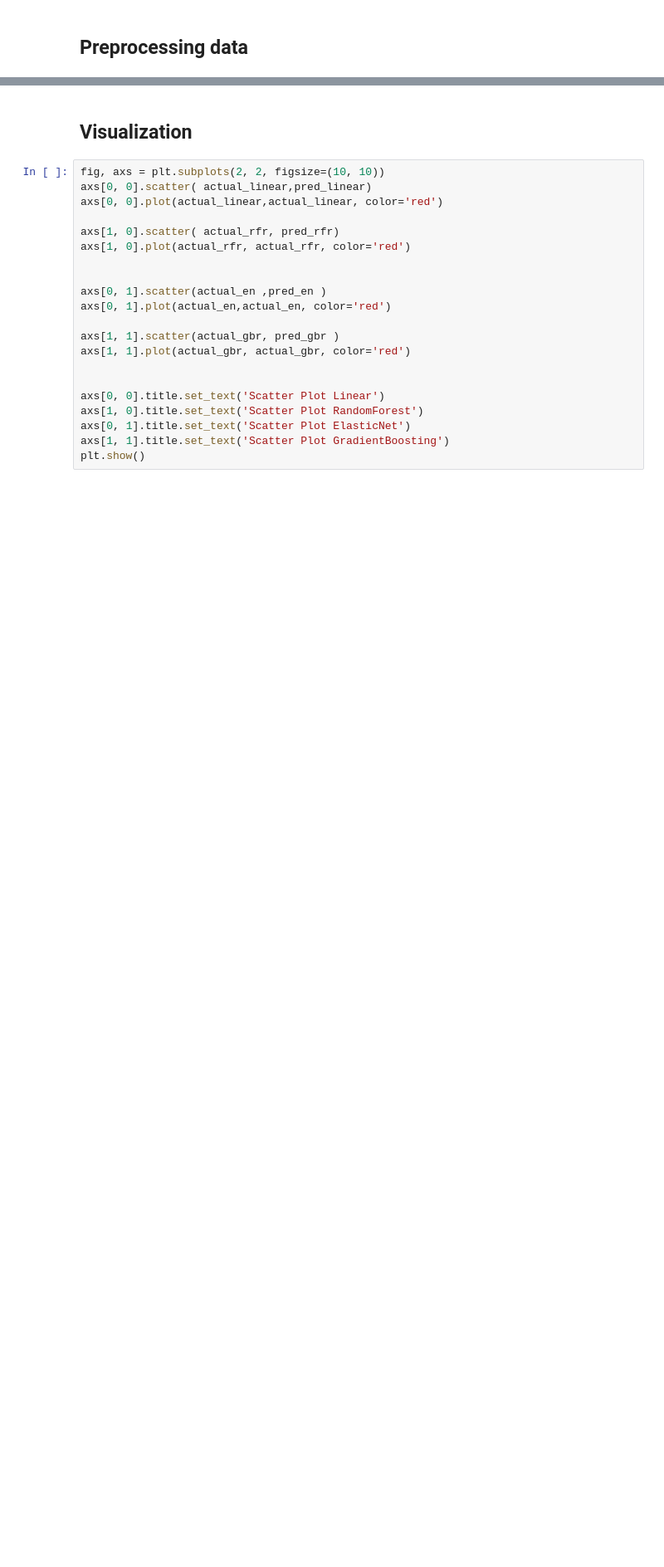
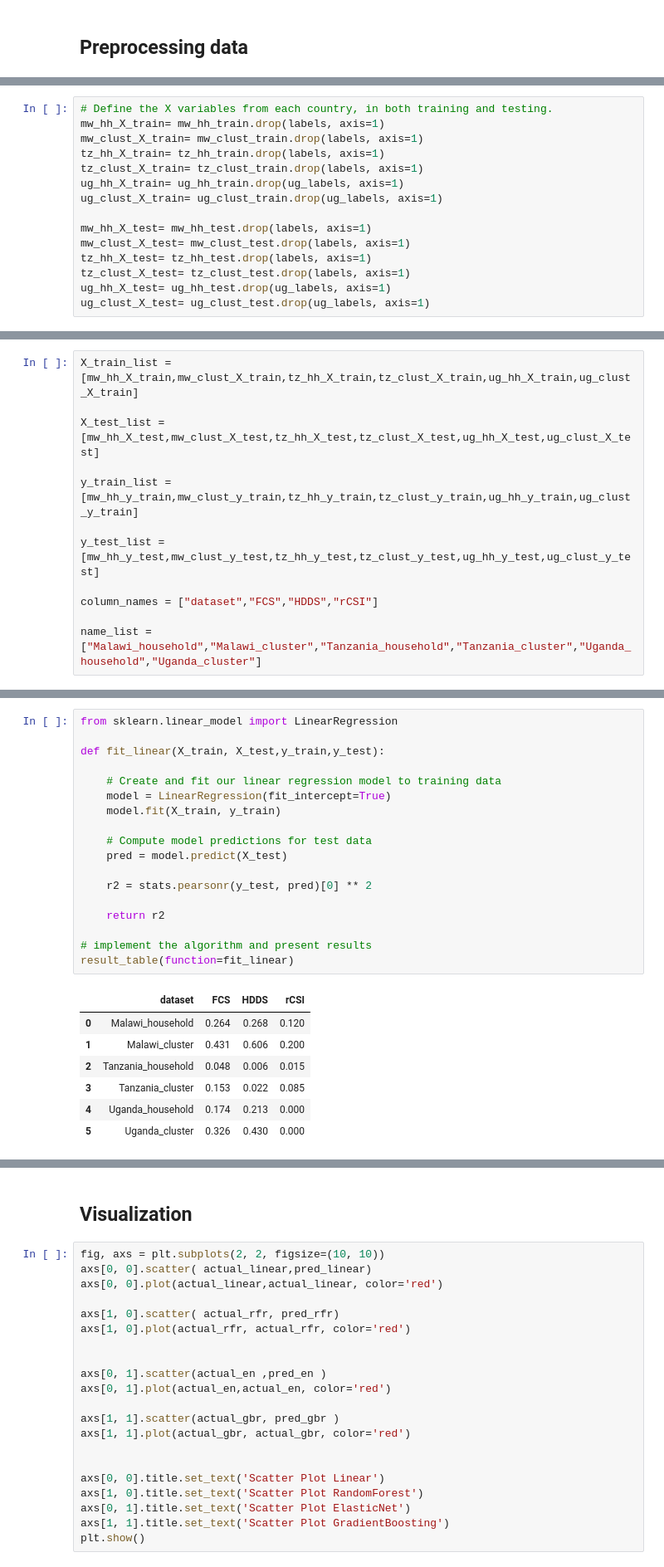
Before and after one commit to zhou100/FoodSecurityPrediction, a Jupyter notebook: PredictFS.ipynb, the cells around one changed output, grey strips where cells are left out. Shown at 83% size. Drawn from its saved outputs; the diff is of its cells as text; blank space fills up the shorter version.

```diff
--- a/PredictFS.ipynb
+++ b/PredictFS.ipynb
@@ -138,0 +258,15 @@ r2_en
+# %%
+# Define the X variables from each country, in both training and testing.
+mw_hh_X_train= mw_hh_train.drop(labels, axis=1)
+mw_clust_X_train= mw_clust_train.drop(labels, axis=1)
+tz_hh_X_train= tz_hh_train.drop(labels, axis=1)
+tz_clust_X_train= tz_clust_train.drop(labels, axis=1)
+ug_hh_X_train= ug_hh_train.drop(ug_labels, axis=1)
+ug_clust_X_train= ug_clust_train.drop(ug_labels, axis=1)
+
+mw_hh_X_test= mw_hh_test.drop(labels, axis=1)
+mw_clust_X_test= mw_clust_test.drop(labels, axis=1)
+tz_hh_X_test= tz_hh_test.drop(labels, axis=1)
+tz_clust_X_test= tz_clust_test.drop(labels, axis=1)
+ug_hh_X_test= ug_hh_test.drop(ug_labels, axis=1)
+ug_clust_X_test= ug_clust_test.drop(ug_labels, axis=1)
@@ -138,0 +281,12 @@ r2_en
+# %%
+X_train_list = [mw_hh_X_train,mw_clust_X_train,tz_hh_X_train,tz_clust_X_train,ug_hh_X_train,ug_clust_X_train]
+
+X_test_list = [mw_hh_X_test,mw_clust_X_test,tz_hh_X_test,tz_clust_X_test,ug_hh_X_test,ug_clust_X_test]
+
+y_train_list = [mw_hh_y_train,mw_clust_y_train,tz_hh_y_train,tz_clust_y_train,ug_hh_y_train,ug_clust_y_train]
+
+y_test_list = [mw_hh_y_test,mw_clust_y_test,tz_hh_y_test,tz_clust_y_test,ug_hh_y_test,ug_clust_y_test]
+
+column_names = ["dataset","FCS","HDDS","rCSI"]
+
+name_list = ["Malawi_household","Malawi_cluster","Tanzania_household","Tanzania_cluster","Uganda_household","Uganda_cluster"]
@@ -138,0 +329,26 @@ r2_en
+# %%
+from sklearn.linear_model import LinearRegression
+
+def fit_linear(X_train, X_test,y_train,y_test):
+
+    # Create and fit our linear regression model to training data
+    model = LinearRegression(fit_intercept=True)
+    model.fit(X_train, y_train)
+
+    # Compute model predictions for test data
+    pred = model.predict(X_test)
+
+    r2 = stats.pearsonr(y_test, pred)[0] ** 2
+
+    return r2
+
+# implement the algorithm and present results
+result_table(function=fit_linear)
+# %% [output]
+|  | dataset | FCS | HDDS | rCSI |
+| 0 | Malawi_household | 0.264 | 0.268 | 0.120 |
+| 1 | Malawi_cluster | 0.431 | 0.606 | 0.200 |
+| 2 | Tanzania_household | 0.048 | 0.006 | 0.015 |
+| 3 | Tanzania_cluster | 0.153 | 0.022 | 0.085 |
+| 4 | Uganda_household | 0.174 | 0.213 | 0.000 |
+| 5 | Uganda_cluster | 0.326 | 0.430 | 0.000 |
```
Also changed, not shown: parts of 66 cells of this notebook.
